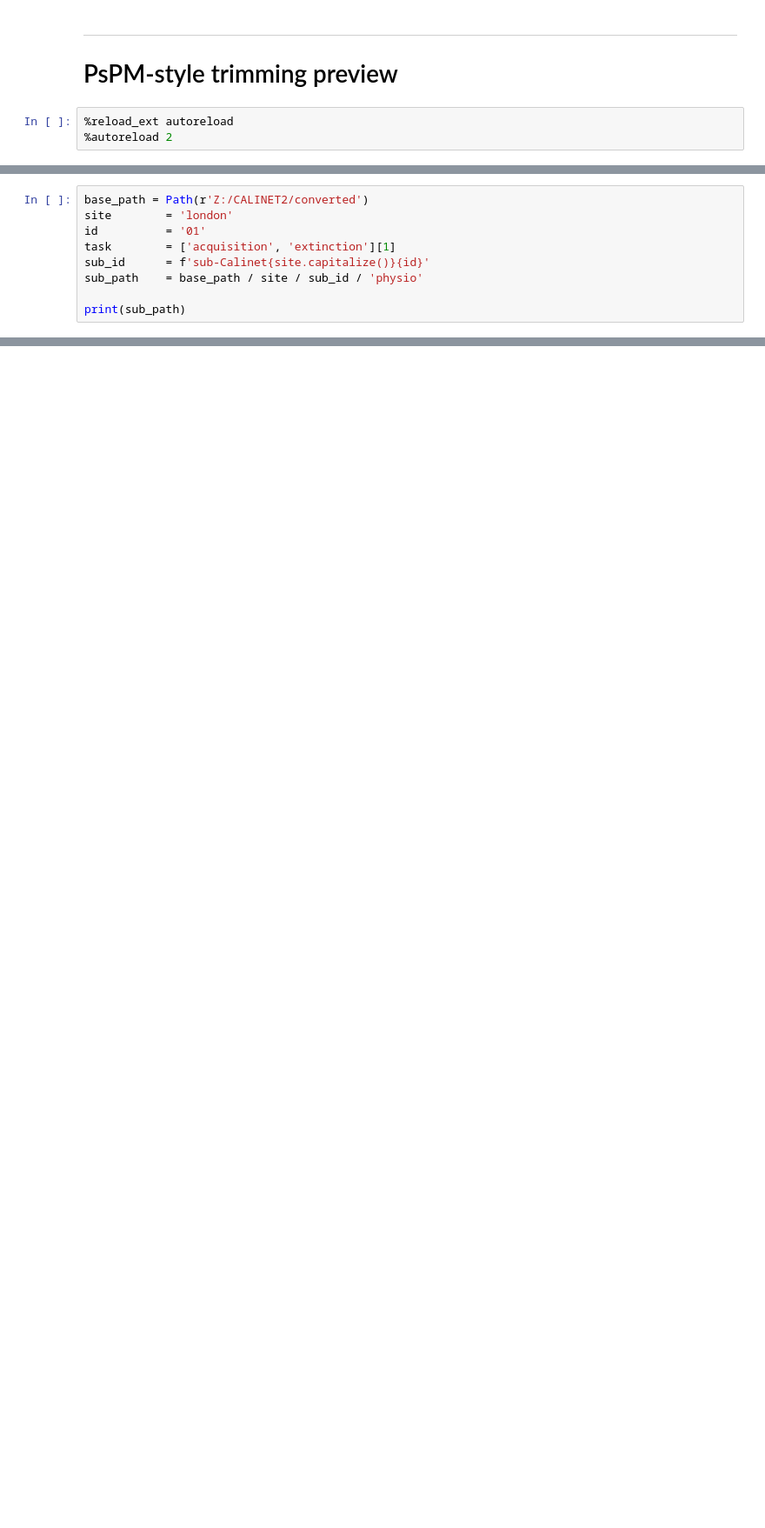
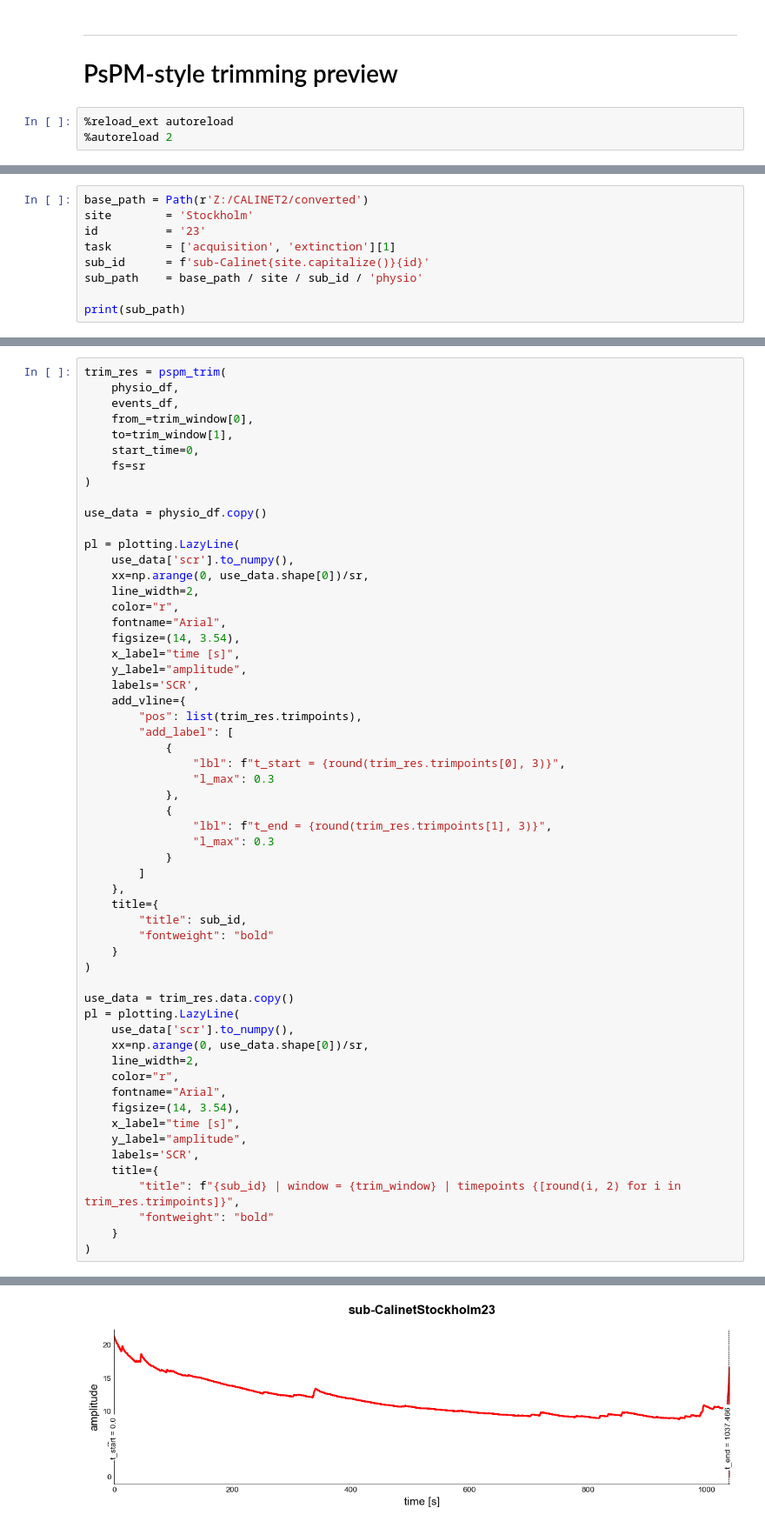
Before and after one commit to gjheij/calinet-main, a Jupyter notebook: notebooks/manual_trimming.ipynb, the cells around one changed output, grey strips where cells are left out. Shown at 87% size. Drawn from its saved outputs; the diff is of its cells as text; blank space fills up the shorter version.

```diff
--- a/notebooks/manual_trimming.ipynb
+++ b/notebooks/manual_trimming.ipynb
@@ -53,8 +92,8 @@ re_trimmed = {
 }
 # %%
 base_path = Path(r'Z:/CALINET2/converted')
-site        = 'london'
-id          = '01'
+site        = 'Stockholm'
+id          = '23'
 task        = ['acquisition', 'extinction'][1]
 sub_id      = f'sub-Calinet{site.capitalize()}{id}'
 sub_path    = base_path / site / sub_id / 'physio'
@@ -154,0 +129,58 @@ pl = plotting.LazyLine(
+# %%
+trim_res = pspm_trim(
+    physio_df,
+    events_df,
+    from_=trim_window[0],
+    to=trim_window[1],
+    start_time=0,
+    fs=sr
+)
+
+use_data = physio_df.copy()
+
+pl = plotting.LazyLine(
+    use_data['scr'].to_numpy(),
+    xx=np.arange(0, use_data.shape[0])/sr,
+    line_width=2,
+    color="r",
+    fontname="Arial",
+    figsize=(14, 3.54),
+    x_label="time [s]",
+    y_label="amplitude",
+    labels='SCR',
+    add_vline={
+        "pos": list(trim_res.trimpoints),
+        "add_label": [
+            {
+                "lbl": f"t_start = {round(trim_res.trimpoints[0], 3)}",
+                "l_max": 0.3
+            },
+            {
+                "lbl": f"t_end = {round(trim_res.trimpoints[1], 3)}",
+                "l_max": 0.3
+            }
+        ]
+    },
+    title={
+        "title": sub_id,
+        "fontweight": "bold"
+    }
+)
+
+use_data = trim_res.data.copy()
+pl = plotting.LazyLine(
+    use_data['scr'].to_numpy(),
+    xx=np.arange(0, use_data.shape[0])/sr,
+    line_width=2,
+    color="r",
+    fontname="Arial",
+    figsize=(14, 3.54),
+    x_label="time [s]",
+    y_label="amplitude",
+    labels='SCR',
+    title={
+        "title": f"{sub_id} | window = {trim_window} | timepoints {[round(i, 2) for i in trim_res.trimpoints]}",
+        "fontweight": "bold"
+    }
+)
+# %% [output]
@@ -154,0 +192 @@ pl = plotting.LazyLine(
+[figure, added]
```
Also changed, not shown: parts of 9 cells of this notebook.
